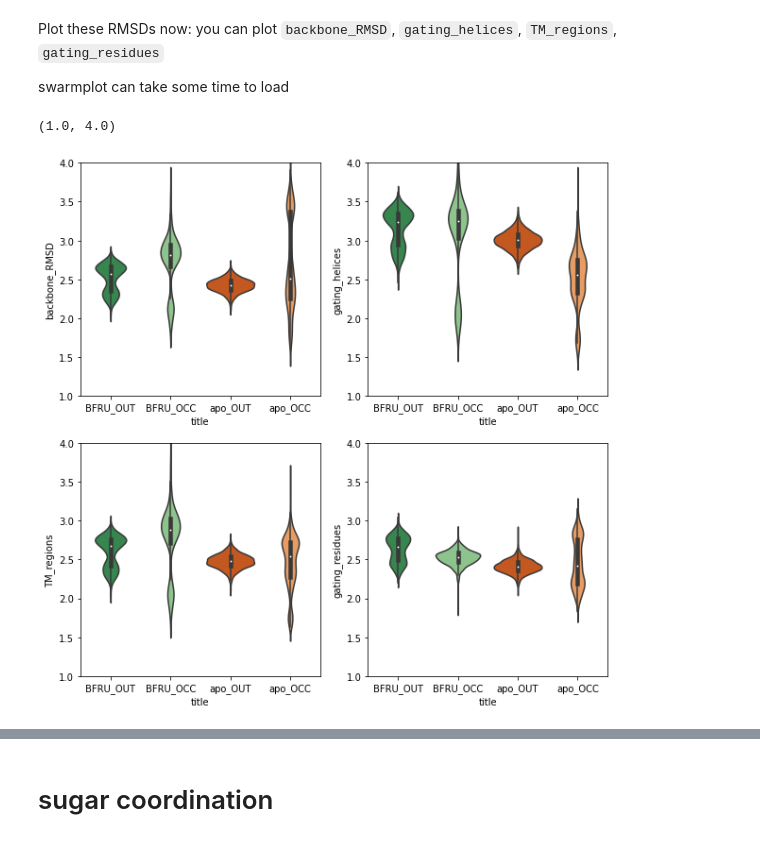
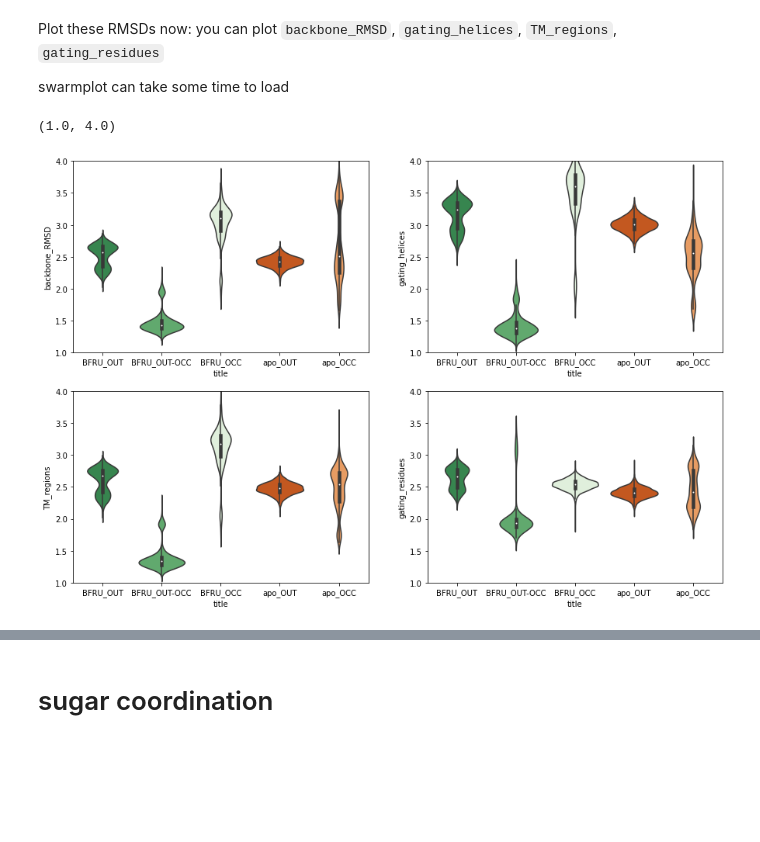
Before and after one commit to semccomas/GLUT5_string, a Jupyter notebook: string/analysis/scripts/FES_minima_confout_analysis.ipynb, the cells around one changed output, grey strips where cells are left out. Saved outputs shown, nothing was run; the diff lists cells and outputs as text; code cells hidden in the pictures; blank space fills up the shorter version.

Commit message:
updating for sugar coordination and histogram prep

```diff
--- a/string/analysis/scripts/FES_minima_confout_analysis.ipynb
+++ b/string/analysis/scripts/FES_minima_confout_analysis.ipynb
@@ -10,7 +10,8 @@ import gate_functions
 import seaborn as sns
 import pandas as pd
 # %%
-conditions_titles = {"BFRU": ["BFRU_out_open", "BFRU_transition_occ"], "apo":["apo_out_open", "apo_transition_occ"]}
+conditions_titles = {"BFRU": ["BFRU_out_open", "BFRU_out_occ_well1", "BFRU_out_occ_well3", "BFRU_transition_occ"], \
+                     "apo":["apo_out_open", "apo_transition_occ"]}
 indir = '../confout_files/FES_grids_confouts'
 # %%
 random_c = True
@@ -146,7 +149,8 @@ def calc_model_RMSD(model, traj, tpr_start):
 atomistic_path = '../ref_models_protonly'
 conditions_ref_models = {}
 
-title_model = {'out_open':'OUT', 'transition_occ':'OCC'}
+title_model = {'out_open':'OUT', "out_occ_well1":"OUT-OCC", "out_occ_well3":"OCC", \
+               'transition_occ':'OCC'}
 
 for condition, titles in conditions_titles.items():
     temp = []
@@ -202,28 +206,28 @@ swarmplot can take some time to load
 # %%
 my_pal = {}
 for condition,models in conditions_ref_models.items():
     for n, model in enumerate(models):
         sns_name = f"{condition}_{model}"
         my_pal[sns_name] = conditions_colors[condition][n]
 
 
-f,axs = plt.subplots(nrows = 2, ncols=2, figsize = (10,10))
+f,axs = plt.subplots(nrows = 2, ncols=2, figsize = (15,10))
 axs = np.ravel(axs)
 
 lim = (1,4)
 vm = sns.violinplot(ax = axs[0], x='title', y = 'backbone_RMSD', data = result, palette=my_pal)
 vm.set_ylim(lim)
 vm = sns.violinplot(ax = axs[1], x='title', y = 'gating_helices', data = result, palette=my_pal)
 vm.set_ylim(lim)
 vm = sns.violinplot(ax = axs[2], x='title', y = 'TM_regions', data = result, palette=my_pal)
 vm.set_ylim(lim)
 vm = sns.violinplot(ax = axs[3], x='title', y = 'gating_residues', data = result, palette=my_pal)
 vm.set_ylim(lim)
 
 #sns.swarmplot(x='title', y = 'backbone_RMSD', data = result, palette=my_pal, size=2)
 # %% [output]
 (1.0, 4.0)
-[figure, old version]
+[figure, new version]
 # %% [markdown]
  <a id='sugar'></a>
 # %% [markdown]
```
Also changed, not shown: parts of 5 cells of this notebook, 5 other files.
